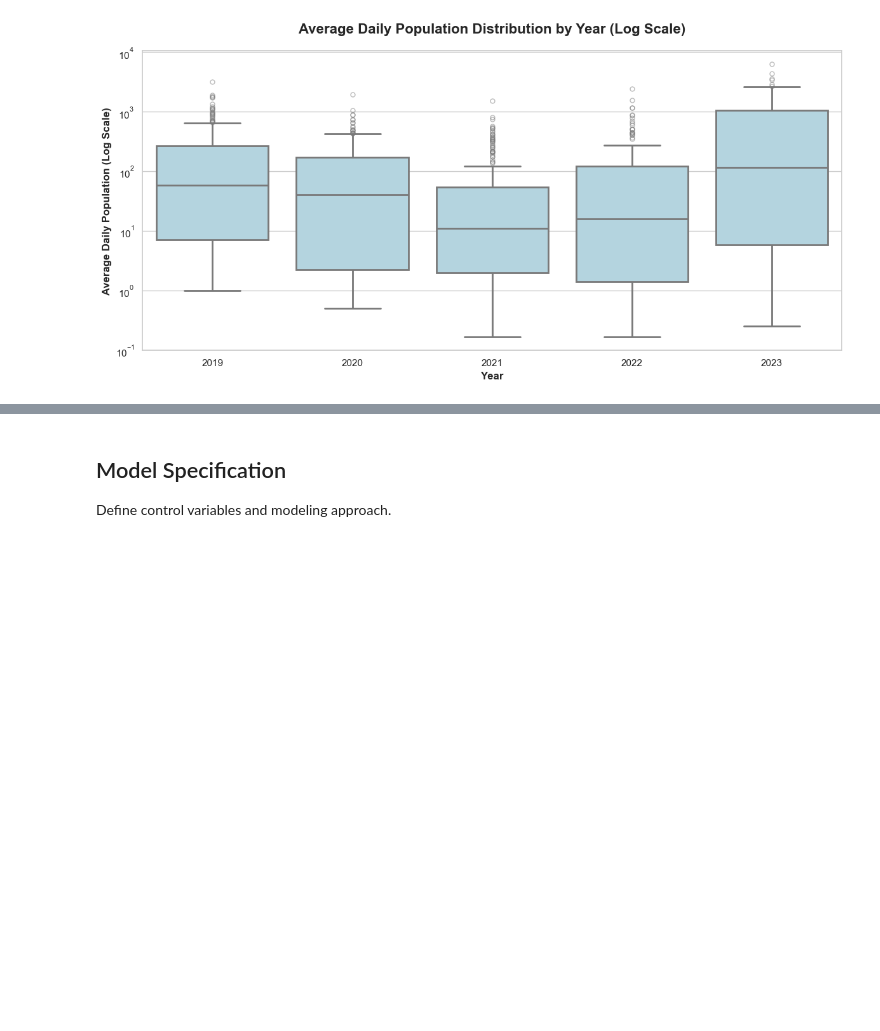
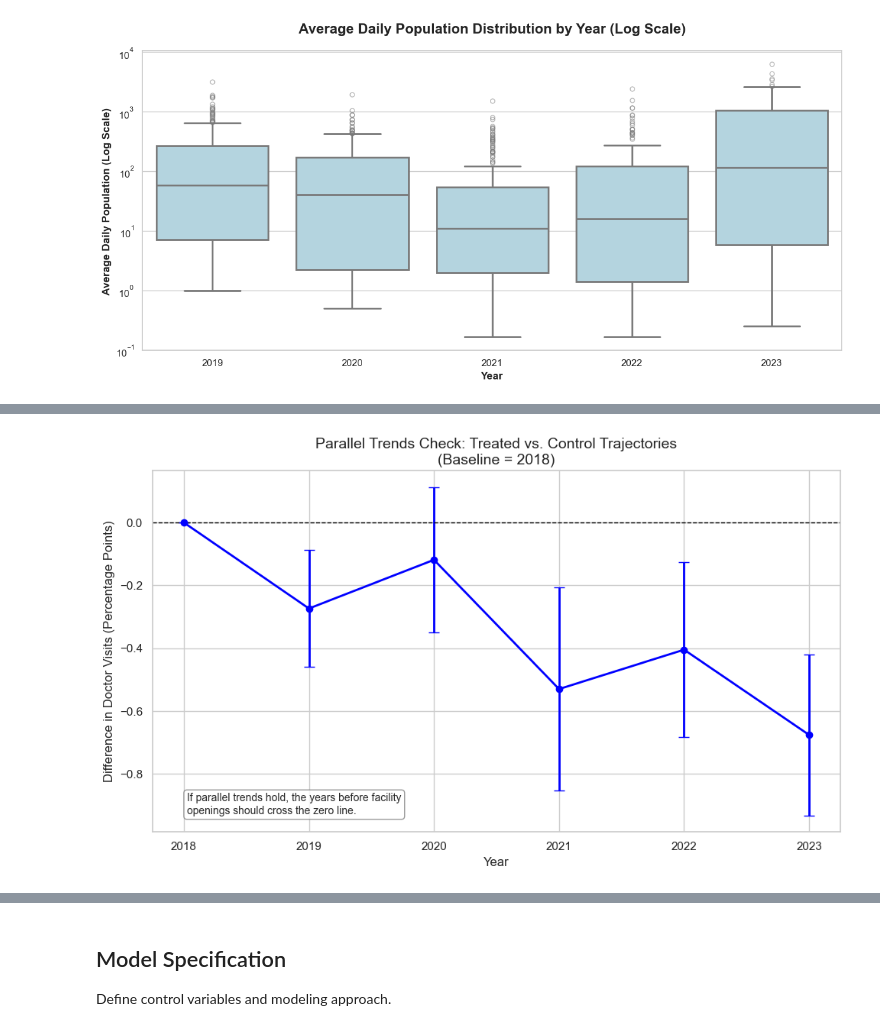
Before and after one commit to riverar9/data698-master-research-project, a Jupyter notebook: Appendix A - Python Code.ipynb, the cells around one changed output, grey strips where cells are left out. Drawn from its saved outputs; the diff is of its cells as text; code cells hidden in the pictures; blank space fills up the shorter version.

```diff
--- a/Appendix A - Python Code.ipynb
+++ b/Appendix A - Python Code.ipynb
@@ -1377,0 +1612,88 @@ Analyze the relationship between immigration enforcement intensity and healthcar
+# %%
+import pandas as pd
+import numpy as np
+import statsmodels.api as sm
+from linearmodels.panel import PanelOLS
+import matplotlib.pyplot as plt
+
+# ==========================================
+# TWFE ASSUMPTION CHECKS
+# ==========================================
+
+print("--- ASSUMPTION 1: WITHIN-UNIT VARIATION ---")
+# Calculate how many years each zip code had a facility
+treatment_counts = df_merged.groupby('zcta5')['has_ice_facility'].sum()
+
+never_treated = (treatment_counts == 0).sum()
+always_treated = (treatment_counts == df_merged['year'].nunique()).sum()
+switchers = ((treatment_counts > 0) & (treatment_counts < df_merged['year'].nunique())).sum()
+
+print(f"Never Treated (Control Group): {never_treated} ZIPs")
+print(f"Always Treated (Absorbed by FE): {always_treated} ZIPs")
+print(f"Switchers (The ones driving your Model 1 results): {switchers} ZIPs")
+
+if switchers < 10:
+    print("\nWARNING: You have very few ZIPs that opened/closed facilities. Model 1 is relying on a tiny sample of variation!")
+
+
+print("\n--- ASSUMPTION 2: PARALLEL TRENDS (EVENT STUDY) ---")
+# To test parallel trends, we interact the treatment group with the Year dummies.
+# If the parallel trends assumption holds, the coefficients for the years PRIOR to
+# an ICE facility opening should be statistically insignificant (meaning they were trending together).
+
+# Create a master flag for "Ever Treated" (Did this zip code ever have a facility?)
+df_merged['ever_treated'] = df_merged.groupby('zcta5')['has_ice_facility'].transform('max')
+
+# Create Year Dummy Interactions with the 'ever_treated' group
+# We use 2018 as the baseline omitted year to avoid perfect multicollinearity
+years = sorted(df_merged['year'].unique())
+interaction_cols = []
+
+for y in years[1:]: # Skip 2018 (baseline)
+    col_name = f'treated_x_year_{y}'
+    df_merged[col_name] = df_merged['ever_treated'] * (df_merged['year'] == y).astype(int)
+    interaction_cols.append(col_name)
+
+# Set up the panel dataframe again
+df_panel_check = df_merged.set_index(['zcta5', 'year'])
+
+# Run the Event Study Regression
+# We regress doctor visits on our controls + the year dummies + the interaction terms
+exog_event = sm.add_constant(df_panel_check[controls + interaction_cols])
+
+mod_event = PanelOLS(df_panel_check['doctor_visits_past_year'], exog_event, entity_effects=True, time_effects=True)
+res_event = mod_event.fit(cov_type='clustered', cluster_entity=True)
+
+# Extract coefficients and confidence intervals for the interaction terms to plot them
+params = res_event.params[interaction_cols]
+conf_int = res_event.conf_int().loc[interaction_cols]
+errors = params - conf_int['lower']
+
+# Plot the Parallel Trends / Event Study
+plt.figure(figsize=(10, 6))
+
+# Add the baseline year (2018) at zero
+plot_years = years
+plot_params = [0] + list(params.values)
+plot_errors = [0] + list(errors.values)
+
+plt.errorbar(plot_years, plot_params, yerr=plot_errors, fmt='o-', capsize=5, color='blue', linewidth=2)
+plt.axhline(0, color='black', linestyle='--', linewidth=1)
+plt.xticks(plot_years)
+plt.title('Parallel Trends Check: Treated vs. Control Trajectories\n(Baseline = 2018)', fontsize=14)
+plt.xlabel('Year', fontsize=12)
+plt.ylabel('Difference in Doctor Visits (Percentage Points)', fontsize=12)
+
+# Add a note explaining interpretation
+plt.annotate('If parallel trends hold, the years before facility\nopenings should cross the zero line.',
+             xy=(0.05, 0.05), xycoords='axes fraction', fontsize=10,
+             bbox=dict(boxstyle="round,pad=0.3", fc="white", ec="gray", alpha=0.8))
+
+plt.tight_layout()
+plt.savefig('Data/parallel_trends_event_study.png', dpi=300)
+plt.show()
+
+# Print the formal table
+print("\nEvent Study Interaction Coefficients:")
+print(res_event.summary.tables[1])
+# %% [output]
@@ -1377,0 +1706 @@ Analyze the relationship between immigration enforcement intensity and healthcar
+[figure, added]
```
Also changed, not shown: parts of 25 cells of this notebook, 21 other files.
